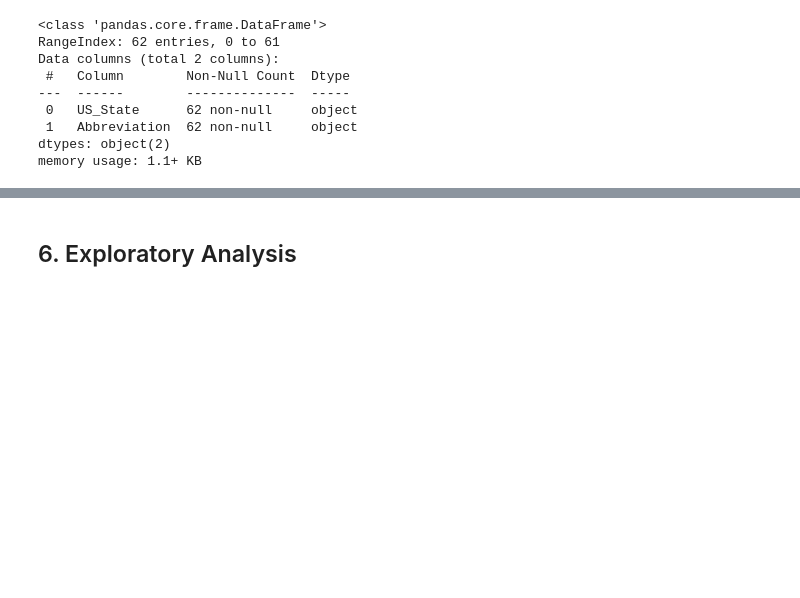
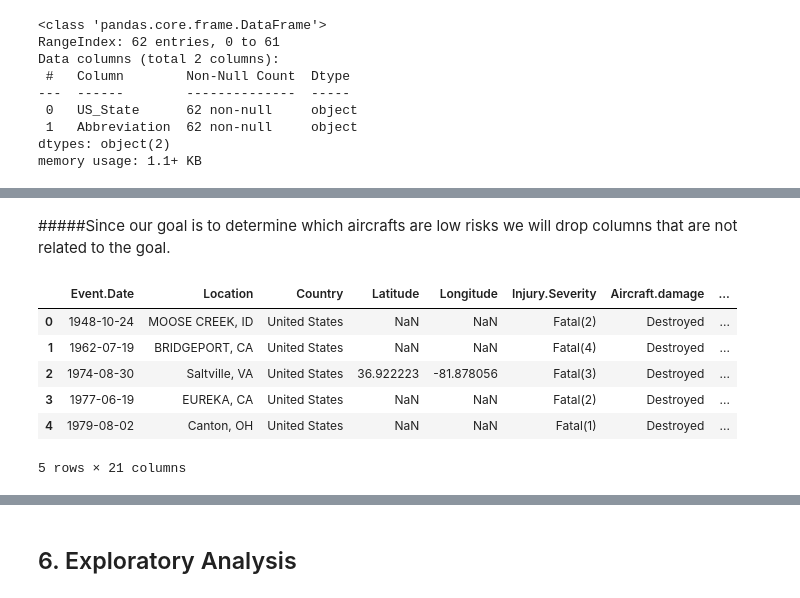
Before and after one commit to Sharon-Mukami/Phase_1-DataAnalysis-Project, a Jupyter notebook: Phase_1_project.ipynb, the cells around one changed output, grey strips where cells are left out. Cells and saved outputs as stored; diff of their text form; code cells hidden in the pictures; blank space fills up the shorter version.

```diff
--- a/Phase_1_project.ipynb
+++ b/Phase_1_project.ipynb
@@ -172,0 +192,14 @@ Making sure your data matches something outside of the dataset is very important
+# %% [markdown]
+#####Since our goal is to determine which aircrafts are low risks we will drop columns that are not related to the goal.
+# %%
+columns_to_drop=['Event.Id','Investigation.Type','Accident.Number','Airport.Code','Airport.Name','Registration.Number','FAR.Description','Schedule','Air.carrier','Publication.Date']
+aviation_data2=aviation_data.drop(columns_to_drop,axis=1)
+aviation_data2.head()
+# %% [output]
+|  | Event.Date | Location | Country | Latitude | Longitude | Injury.Severity | Aircraft.damage | ... |
+| 0 | 1948-10-24 | MOOSE CREEK, ID | United States | NaN | NaN | Fatal(2) | Destroyed | ... |
+| 1 | 1962-07-19 | BRIDGEPORT, CA | United States | NaN | NaN | Fatal(4) | Destroyed | ... |
+| 2 | 1974-08-30 | Saltville, VA | United States | 36.922223 | -81.878056 | Fatal(3) | Destroyed | ... |
+| 3 | 1977-06-19 | EUREKA, CA | United States | NaN | NaN | Fatal(2) | Destroyed | ... |
+| 4 | 1979-08-02 | Canton, OH | United States | NaN | NaN | Fatal(1) | Destroyed | ... |
+5 rows × 21 columns
```
Also changed, not shown: parts of 15 cells of this notebook.
